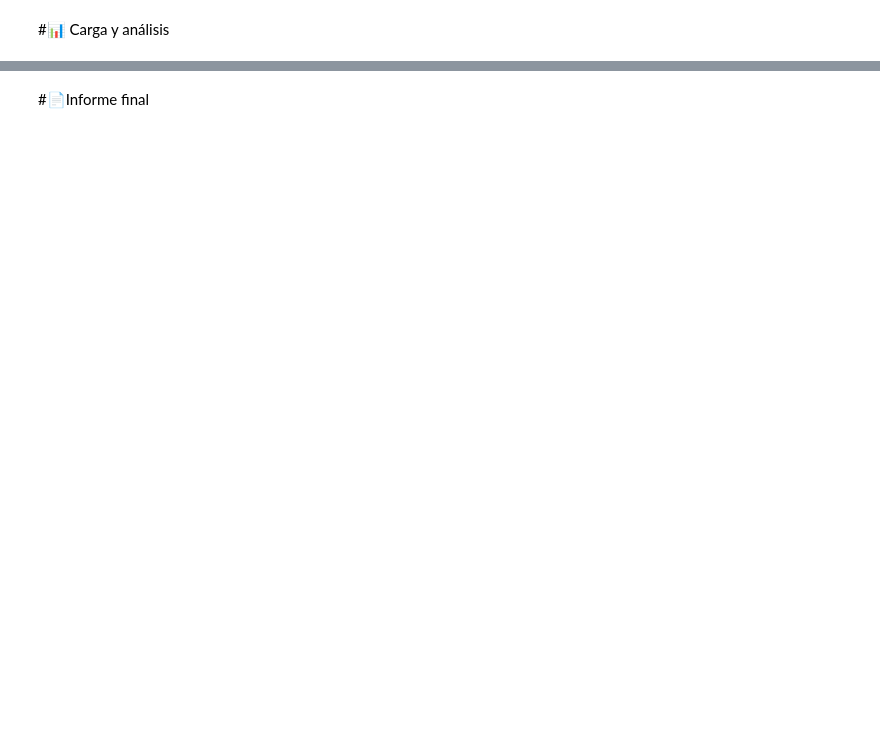
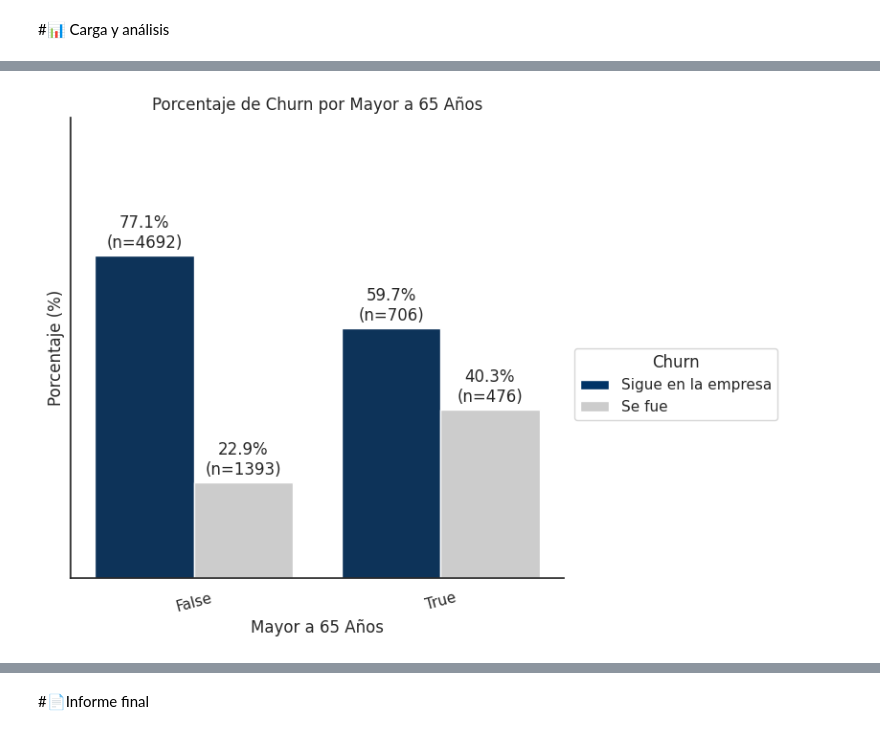
Before and after one commit to WolganStark/CHALLENGE-TELECOM-X, a Jupyter notebook: TelecomX.ipynb, the cells around one changed output, grey strips where cells are left out. Saved outputs shown, nothing was run; the diff lists cells and outputs as text; code cells hidden in the pictures; blank space fills up the shorter version.

```diff
--- a/TelecomX.ipynb
+++ b/TelecomX.ipynb
@@ -28,0 +598,4 @@ df.head()
+# %%
+agrupar_graficar('Mayor a 65 Años')
+# %% [output]
+[figure, added]
```
Also changed, not shown: parts of 103 cells of this notebook, 12 other files.
